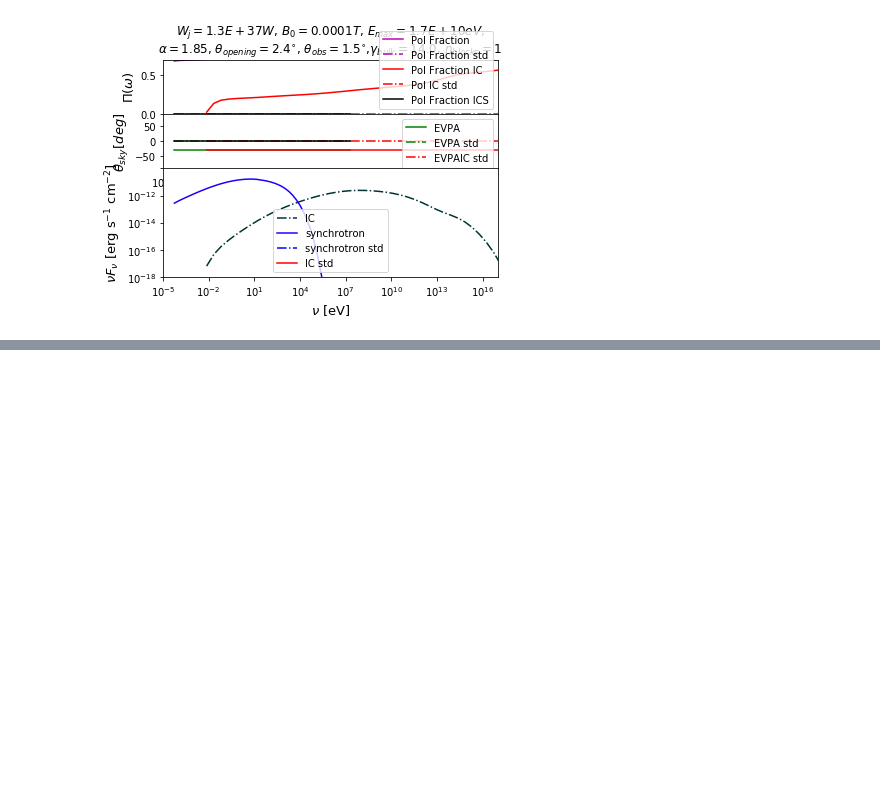
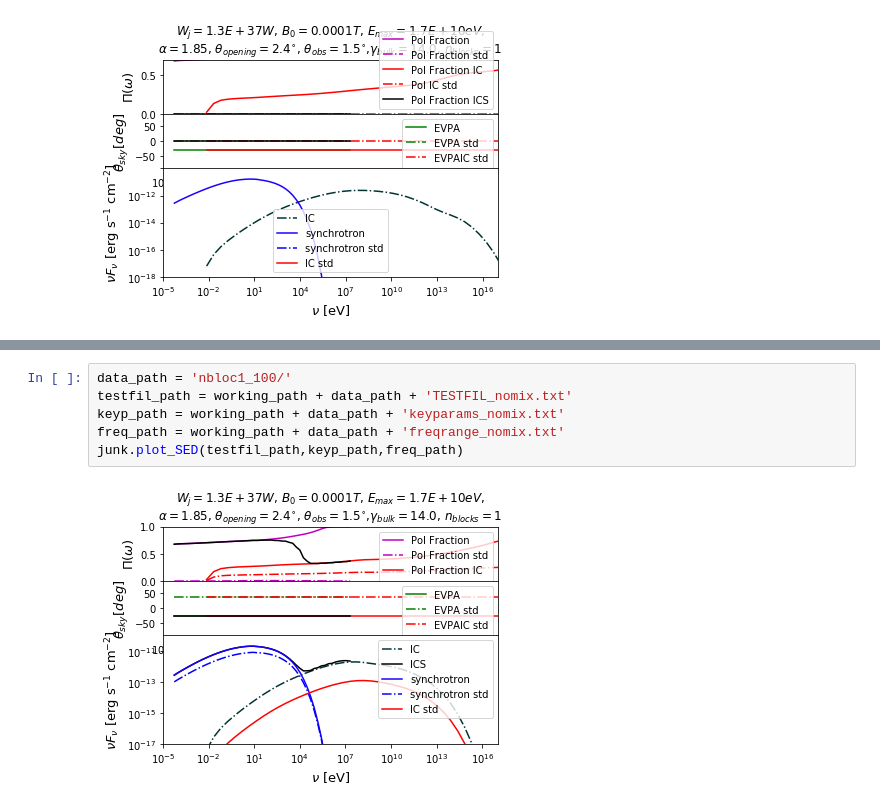
Before and after one commit to alpv95/SSCpol, a Jupyter notebook: notebooks/Analyze.ipynb, the cells around one changed output, grey strips where cells are left out. Drawn from its saved outputs; the diff is of its cells as text; blank space fills up the shorter version.

```diff
--- a/notebooks/Analyze.ipynb
+++ b/notebooks/Analyze.ipynb
@@ -68,0 +29,8 @@ fq_mids [5.62134646e-05 9.67355182e-05 1.66468257e-04 2.86468639e-04
+# %%
+data_path = 'nbloc1_100/'
+testfil_path = working_path + data_path + 'TESTFIL_nomix.txt'
+keyp_path = working_path + data_path + 'keyparams_nomix.txt'
+freq_path = working_path + data_path + 'freqrange_nomix.txt'
+junk.plot_SED(testfil_path,keyp_path,freq_path)
+# %% [output]
+[figure, added]
```
Also changed, not shown: parts of 18 cells of this notebook, 6 other files.
